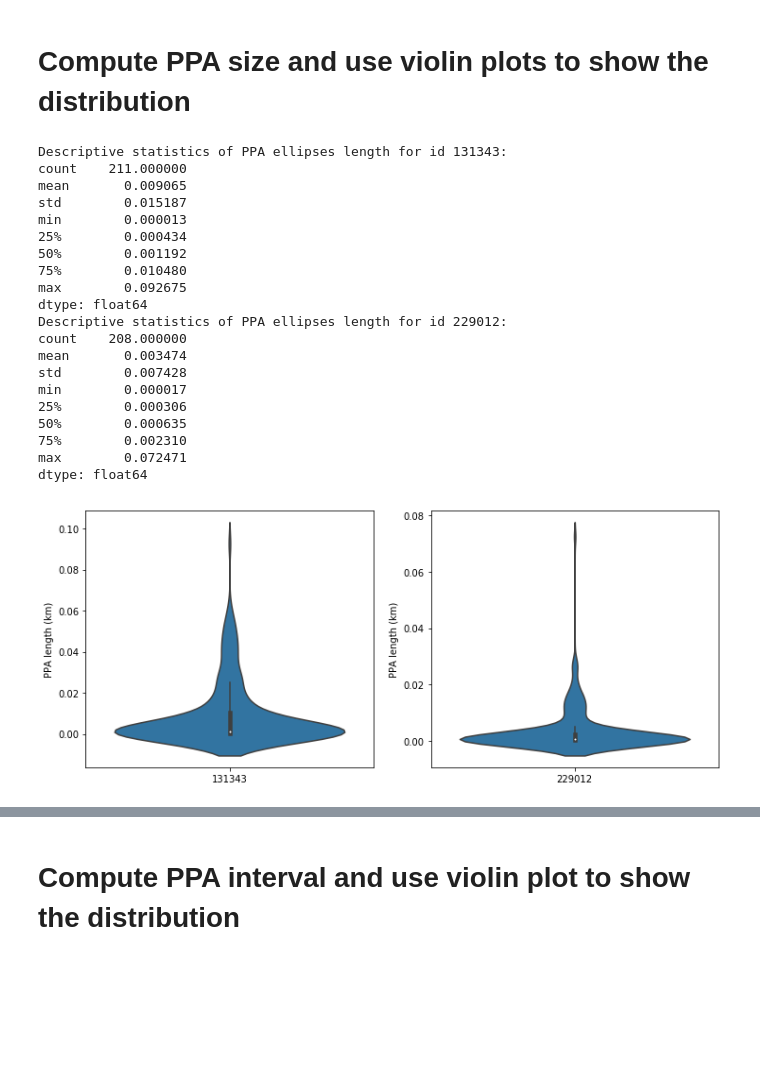
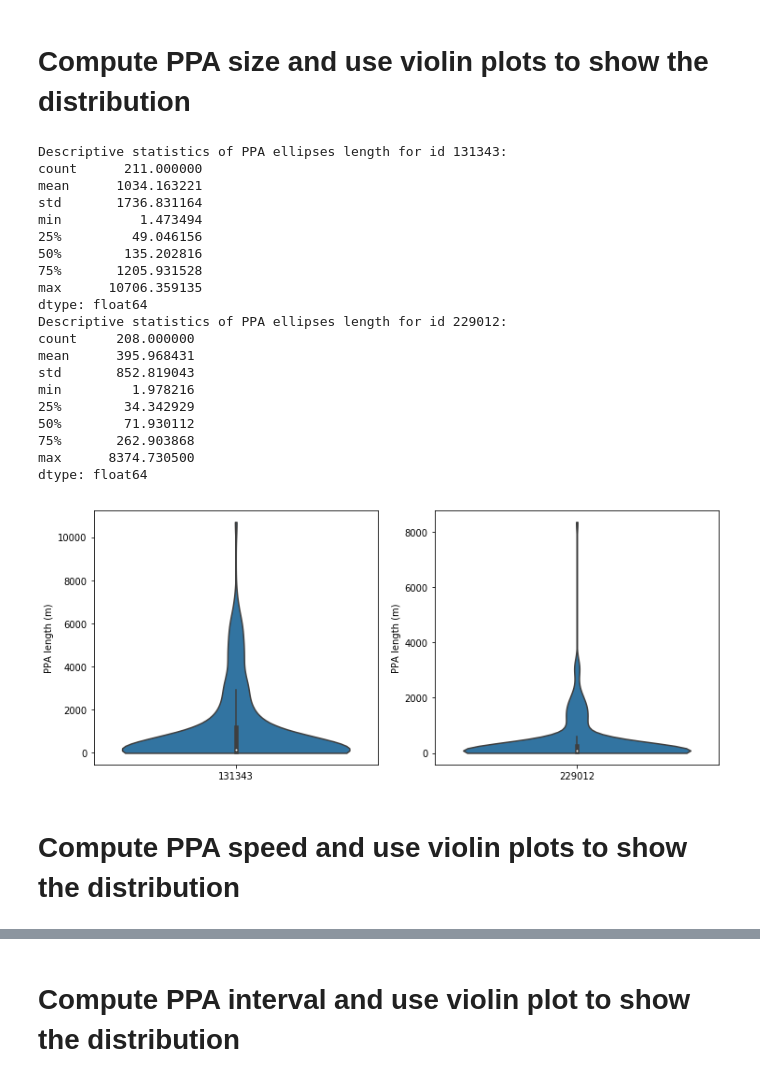
Before and after one commit to move-ucsb/ORTEGA, a Jupyter notebook: examples/example.ipynb, the cells around one changed output, grey strips where cells are left out. Cells and saved outputs as stored; diff of their text form; code cells hidden in the pictures; blank space fills up the shorter version.

```diff
--- a/examples/example.ipynb
+++ b/examples/example.ipynb
@@ -32,0 +36,10 @@ total number of gps points: 10414
+# %%
+%%time
+from pyproj import Proj
+
+def convert_to_projected(x, lat, lon):
+    p = Proj("EPSG:3857", preserve_units=False)
+    x[lon],x[lat] = p(x[lon],x[lat])
+    return x
+
+bigdata = bigdata.apply(lambda x: convert_to_projected(x, 'latitude', 'longitude'), axis=1)
@@ -98,36 +114,38 @@ df_duration
 ppasize_list = interaction1.compute_ppa_size()
 # %% [output]
 Descriptive statistics of PPA ellipses length for id 131343:
-count    211.000000
-mean       0.009065
-std        0.015187
-min        0.000013
-25%        0.000434
-50%        0.001192
-75%        0.010480
-max        0.092675
+count      211.000000
+mean      1034.163221
+std       1736.831164
+min          1.473494
+25%         49.046156
+50%        135.202816
+75%       1205.931528
+max      10706.359135
 dtype: float64
 Descriptive statistics of PPA ellipses length for id 229012:
-count    208.000000
-mean       0.003474
-std        0.007428
-min        0.000017
-25%        0.000306
-50%        0.000635
-75%        0.002310
-max        0.072471
+count     208.000000
+mean      395.968431
+std       852.819043
+min         1.978216
+25%        34.342929
+50%        71.930112
+75%       262.903868
+max      8374.730500
 dtype: float64
 # %%
 import seaborn
 import matplotlib.pyplot as plt
 
 fig, (ax1, ax2) = plt.subplots(1, 2, figsize=(12, 5))
-seaborn.violinplot(data=ppasize_list[0], ax=ax1)
-seaborn.violinplot(data=ppasize_list[1], ax=ax2)
+seaborn.violinplot(data=ppasize_list[0], ax=ax1,cut=0)
+seaborn.violinplot(data=ppasize_list[1], ax=ax2,cut=0)
 ax1.set_xticklabels([str(interaction1.id1)])
 ax2.set_xticklabels([str(interaction1.id2)])
-ax1.set_ylabel('PPA length (km)')
-ax2.set_ylabel('PPA length (km)')
+ax1.set_ylabel('PPA length (m)')
+ax2.set_ylabel('PPA length (m)')
 plt.show()
 # %% [output]
-[figure, old version]
+[figure, new version]
+# %% [markdown]
+# Compute PPA speed and use violin plots to show the distribution
```
Also changed, not shown: parts of 12 cells of this notebook, 4 other files.
